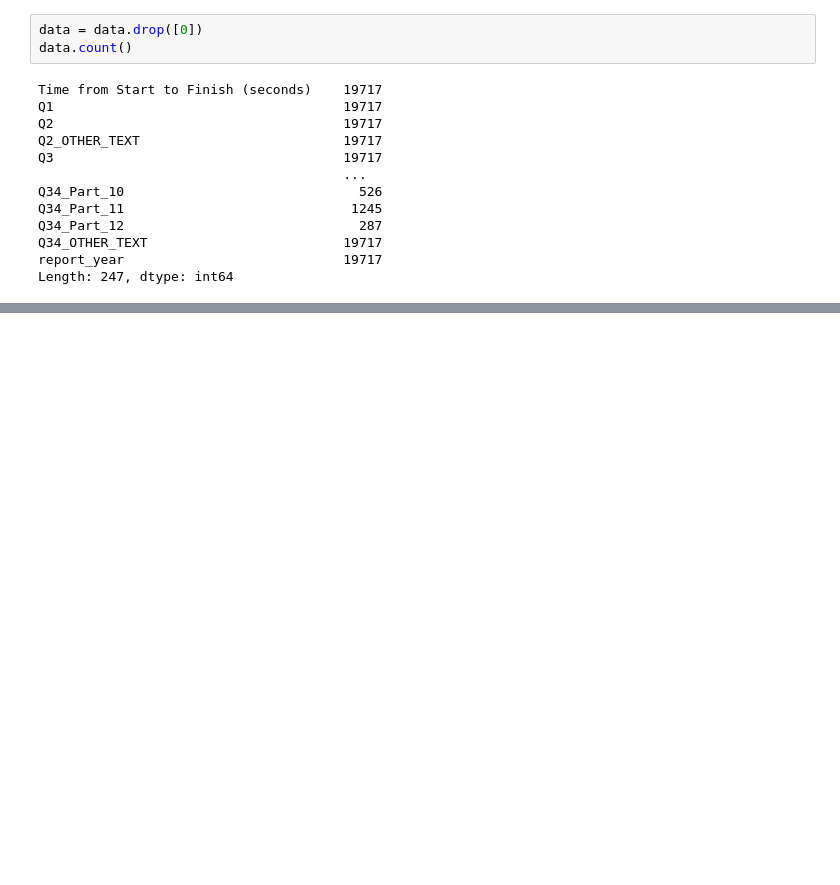
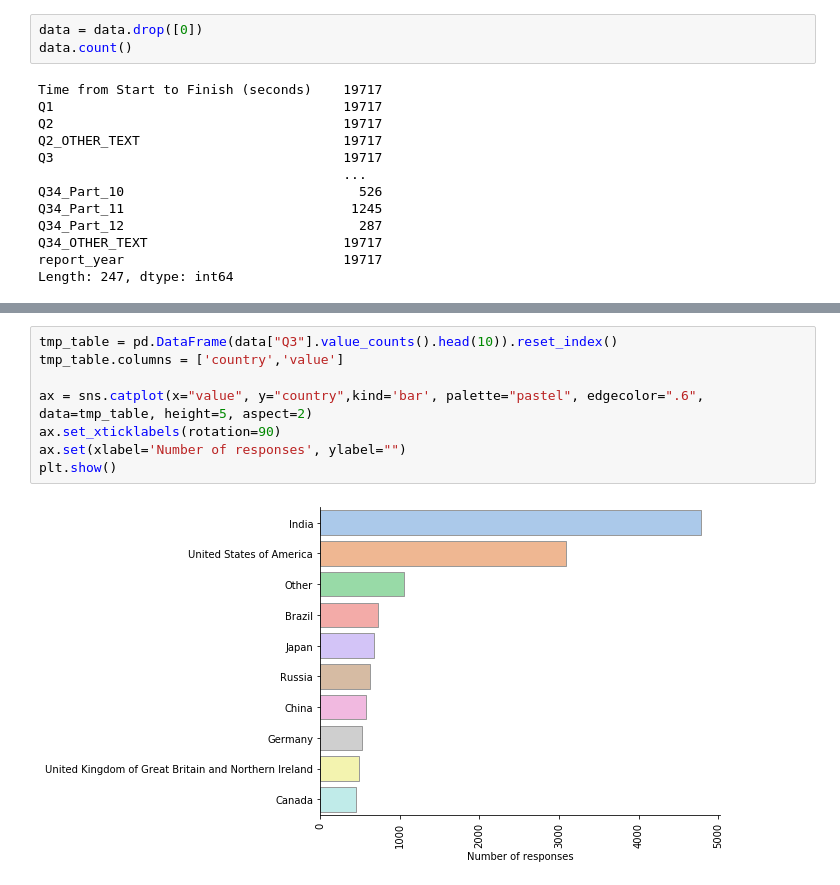
Before and after one commit to piszewc/python-deep-learning-data-science, a Jupyter notebook: Kaggle/Kaggle Survey.ipynb, the cells around one changed output, grey strips where cells are left out. Saved outputs shown, nothing was run; the diff lists cells and outputs as text; blank space fills up the shorter version.

```diff
--- a/Kaggle/Kaggle Survey.ipynb
+++ b/Kaggle/Kaggle Survey.ipynb
@@ -86,0 +110,10 @@ plt.show()
+# %%
+tmp_table = pd.DataFrame(data["Q3"].value_counts().head(10)).reset_index()
+tmp_table.columns = ['country','value']
+
+ax = sns.catplot(x="value", y="country",kind='bar', palette="pastel", edgecolor=".6", data=tmp_table, height=5, aspect=2)
+ax.set_xticklabels(rotation=90)
+ax.set(xlabel='Number of responses', ylabel="")
+plt.show()
+# %% [output]
+[figure, added]
```
Also changed, not shown: parts of 5 cells of this notebook.
